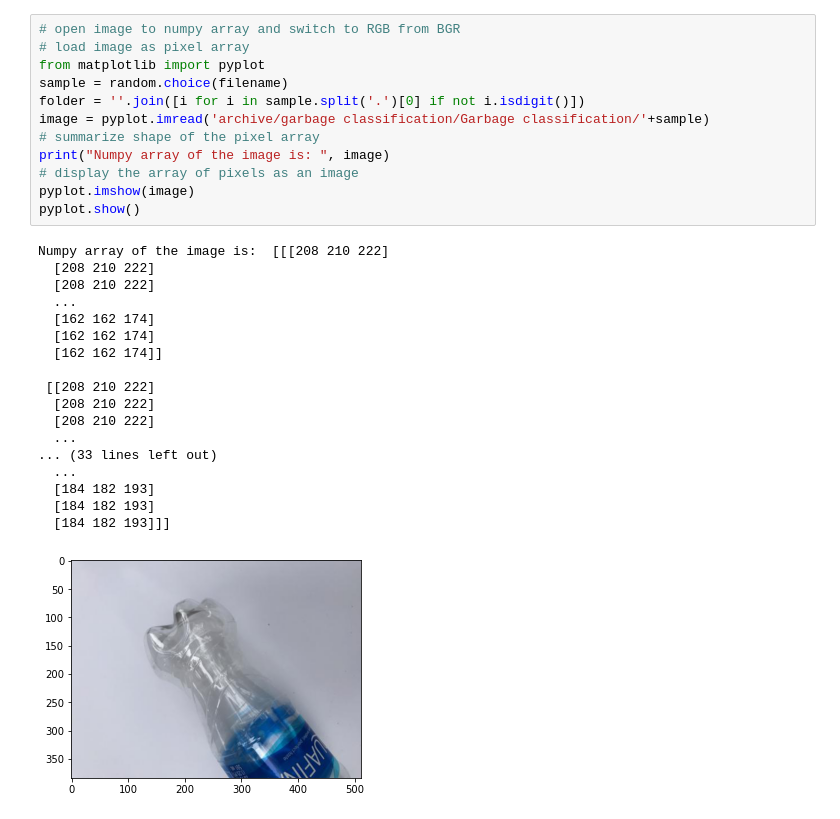
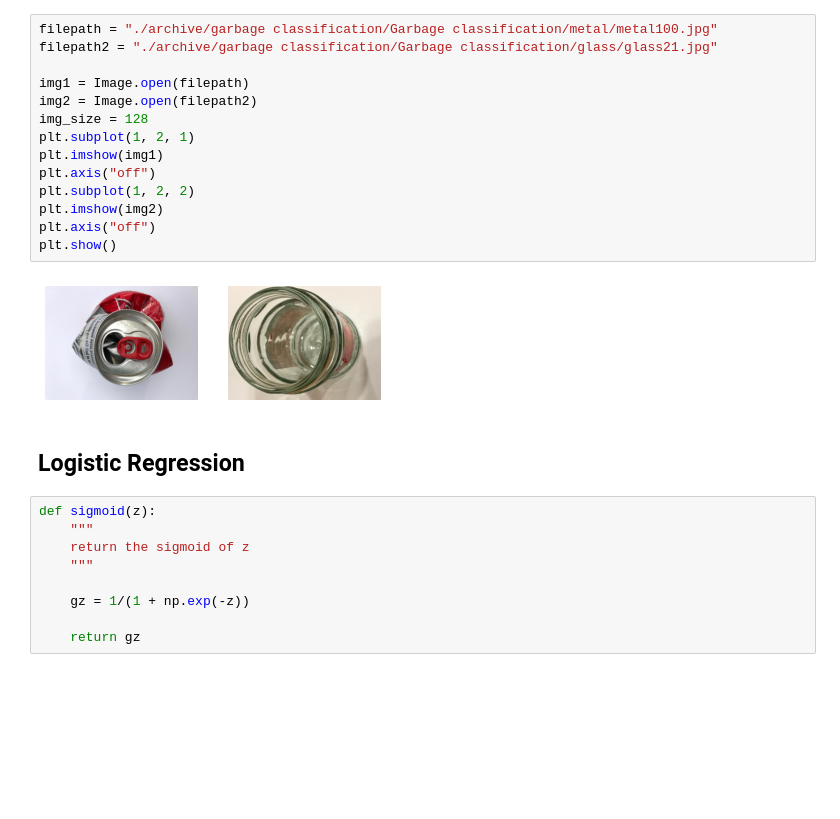
Before and after one commit to pedromonteiro01/garbage_classification, a Jupyter notebook: project/main.ipynb, the cells around one changed output. Cells and saved outputs as stored; diff of their text form; blank space fills up the shorter version.

```diff
--- a/project/main.ipynb
+++ b/project/main.ipynb
@@ -79,31 +13,27 @@ sb.countplot(x = df['category'], data=df)
-# %%
-# open image to numpy array and switch to RGB from BGR
-# load image as pixel array
-from matplotlib import pyplot
-sample = random.choice(filename)
-folder = ''.join([i for i in sample.split('.')[0] if not i.isdigit()])
-image = pyplot.imread('archive/garbage classification/Garbage classification/'+sample)
-# summarize shape of the pixel array
-print("Numpy array of the image is: ", image)
-# display the array of pixels as an image
-pyplot.imshow(image)
-pyplot.show()
-# %% [output]
-Numpy array of the image is:  [[[208 210 222]
-  [208 210 222]
-  [208 210 222]
-  ...
-  [162 162 174]
-  [162 162 174]
-  [162 162 174]]
-
- [[208 210 222]
-  [208 210 222]
-  [208 210 222]
-  ...
-... (33 lines left out)
-  ...
-  [184 182 193]
-  [184 182 193]
-  [184 182 193]]]
-[figure, removed]
+# %%
+filepath = "./archive/garbage classification/Garbage classification/metal/metal100.jpg"
+filepath2 = "./archive/garbage classification/Garbage classification/glass/glass21.jpg"
+
+img1 = Image.open(filepath)
+img2 = Image.open(filepath2)
+img_size = 128
+plt.subplot(1, 2, 1)
+plt.imshow(img1)
+plt.axis("off")
+plt.subplot(1, 2, 2)
+plt.imshow(img2)
+plt.axis("off")
+plt.show()
+# %% [output]
+[figure, added]
+# %% [markdown]
+## Logistic Regression
+# %%
+def sigmoid(z):
+    """
+    return the sigmoid of z
+    """
+
+    gz = 1/(1 + np.exp(-z))
+
+    return gz
```
Also changed, not shown: parts of 12 cells of this notebook.
